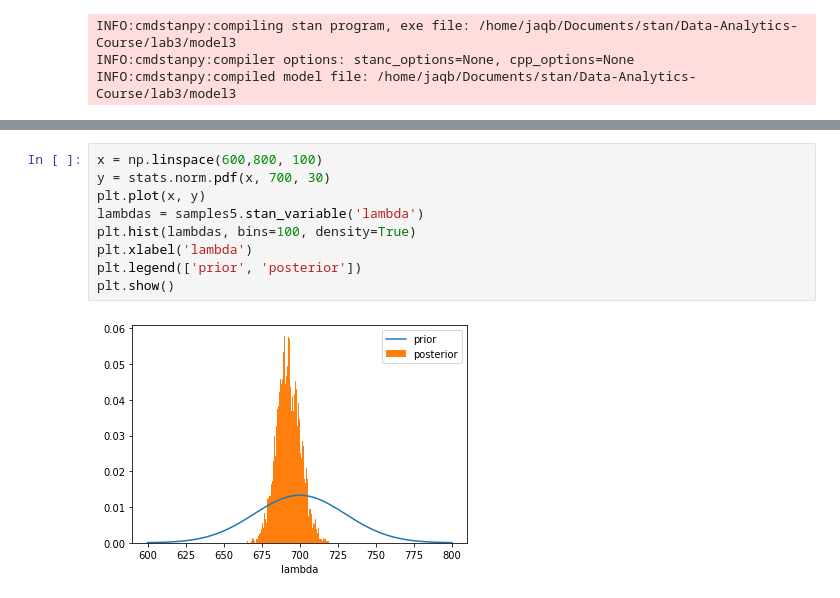
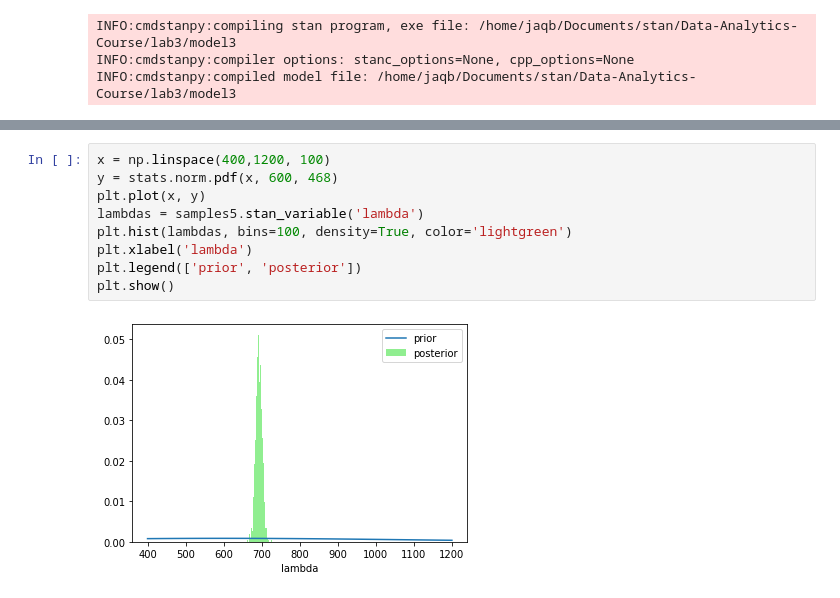
Before and after one commit to jaqb1996/Data-Analytics-Course, a Jupyter notebook: lab3/lab3.ipynb, the cells around one changed output, grey strips where cells are left out. Cells and saved outputs as stored; diff of their text form.

```diff
--- a/lab3/lab3.ipynb
+++ b/lab3/lab3.ipynb
@@ -239,11 +287,11 @@ INFO:cmdstanpy:finish chain 3
 # %%
-x = np.linspace(600,800, 100)
-y = stats.norm.pdf(x, 700, 30)
+x = np.linspace(400,1200, 100)
+y = stats.norm.pdf(x, 600, 468)
 plt.plot(x, y)
 lambdas = samples5.stan_variable('lambda')
-plt.hist(lambdas, bins=100, density=True)
+plt.hist(lambdas, bins=100, density=True, color='lightgreen')
 plt.xlabel('lambda')
 plt.legend(['prior', 'posterior'])
 plt.show()
 # %% [output]
-[figure, old version]
+[figure, new version]
```
Also changed, not shown: parts of 46 cells of this notebook, 1 other file.
